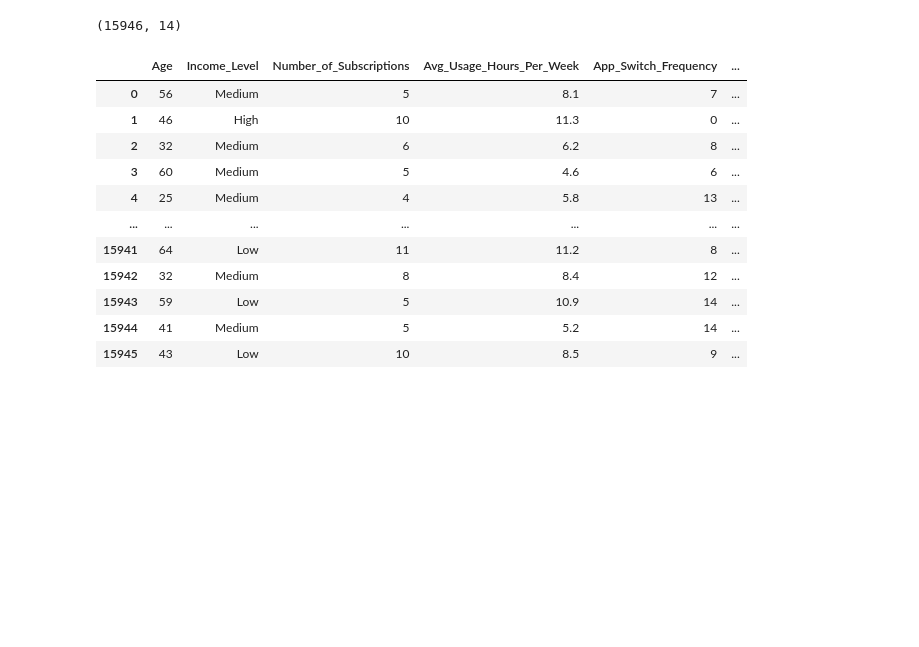
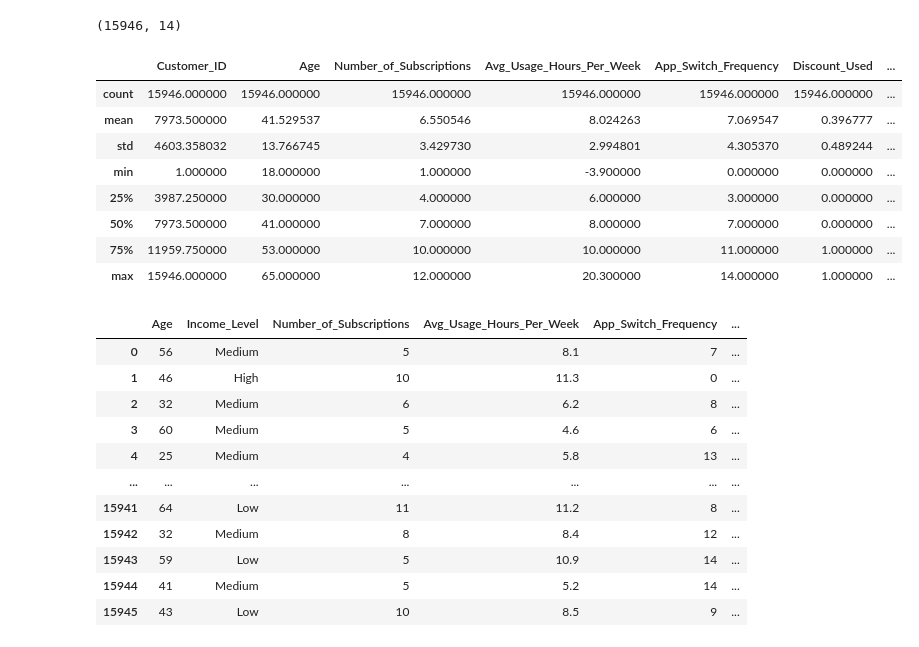
Before and after one commit to SachinKrMishra/Churn-Prediction----SaaS, a Jupyter notebook: notebook.ipynb, the cells around one changed output. Saved outputs shown, nothing was run; the diff lists cells and outputs as text; code cells hidden in the pictures; blank space fills up the shorter version.

```diff
--- a/notebook.ipynb
+++ b/notebook.ipynb
@@ -56,6 +56,18 @@ dtype: int64
 df.shape
 # %% [output]
 (15946, 14)
+# %%
+df.describe()
+# %% [output]
+|  | Customer_ID | Age | Number_of_Subscriptions | Avg_Usage_Hours_Per_Week | App_Switch_Frequency | Discount_Used | ... |
+| count | 15946.000000 | 15946.000000 | 15946.000000 | 15946.000000 | 15946.000000 | 15946.000000 | ... |
+| mean | 7973.500000 | 41.529537 | 6.550546 | 8.024263 | 7.069547 | 0.396777 | ... |
+| std | 4603.358032 | 13.766745 | 3.429730 | 2.994801 | 4.305370 | 0.489244 | ... |
+| min | 1.000000 | 18.000000 | 1.000000 | -3.900000 | 0.000000 | 0.000000 | ... |
+| 25% | 3987.250000 | 30.000000 | 4.000000 | 6.000000 | 3.000000 | 0.000000 | ... |
+| 50% | 7973.500000 | 41.000000 | 7.000000 | 8.000000 | 7.000000 | 0.000000 | ... |
+| 75% | 11959.750000 | 53.000000 | 10.000000 | 10.000000 | 11.000000 | 1.000000 | ... |
+| max | 15946.000000 | 65.000000 | 12.000000 | 20.300000 | 14.000000 | 1.000000 | ... |
 # %%
 df_copy = df.drop(['Customer_ID'], axis=1)
 df_copy
```
Also changed, not shown: 7 other files.
